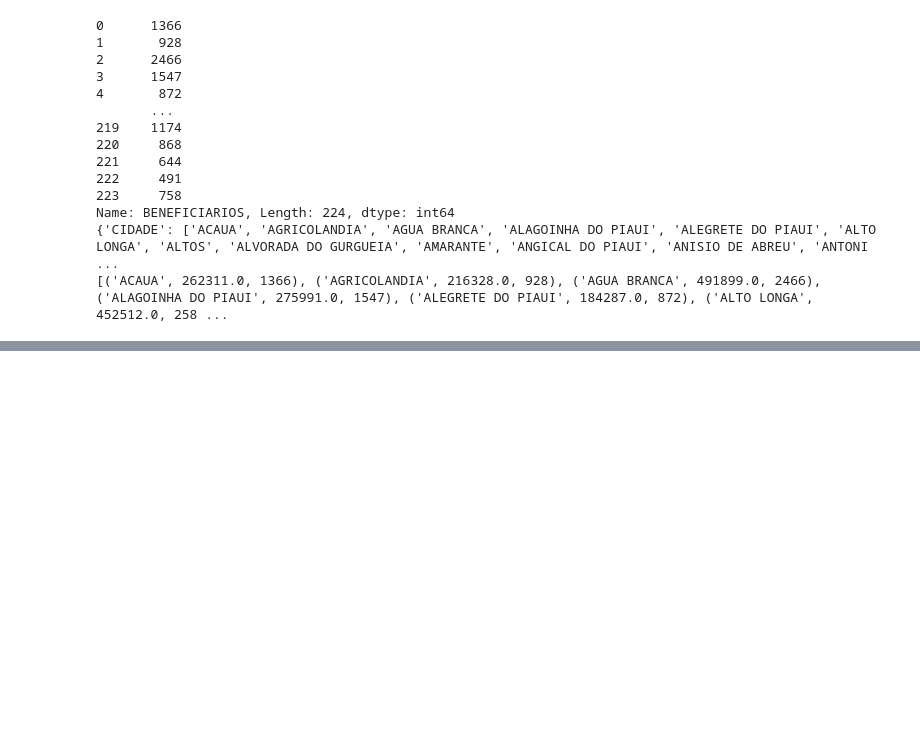
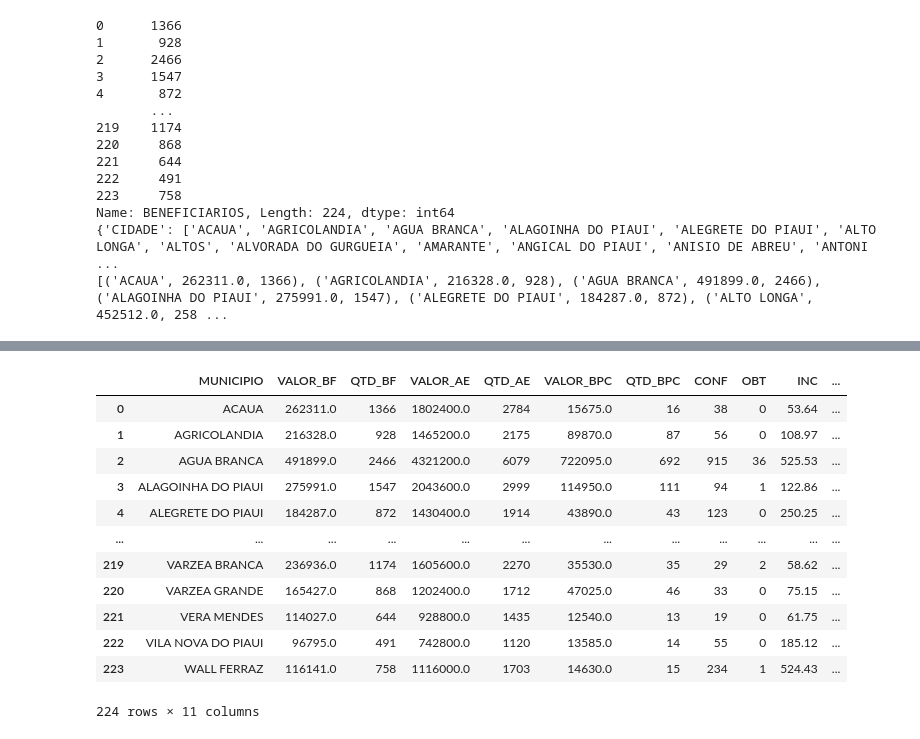
Before and after one commit to SalesRyan/Mapa-Covid-19, a Jupyter notebook: arquivos_auxiliares/Extração de dados/extração.ipynb, the cells around one changed output, grey strips where cells are left out. Saved outputs shown, nothing was run; the diff lists cells and outputs as text; code cells hidden in the pictures; blank space fills up the shorter version.

```diff
--- a/arquivos_auxiliares/Extração de dados/extração.ipynb
+++ b/arquivos_auxiliares/Extração de dados/extração.ipynb
@@ -74,0 +179,19 @@ import pandas as pd
+# %%
+df = pd.read_csv('final.csv')
+# %%
+for line in df:
+    if()
+# %% [output]
+|  | MUNICIPIO | VALOR_BF | QTD_BF | VALOR_AE | QTD_AE | VALOR_BPC | QTD_BPC | CONF | OBT | INC | ... |
+| 0 | ACAUA | 262311.0 | 1366 | 1802400.0 | 2784 | 15675.0 | 16 | 38 | 0 | 53.64 | ... |
+| 1 | AGRICOLANDIA | 216328.0 | 928 | 1465200.0 | 2175 | 89870.0 | 87 | 56 | 0 | 108.97 | ... |
+| 2 | AGUA BRANCA | 491899.0 | 2466 | 4321200.0 | 6079 | 722095.0 | 692 | 915 | 36 | 525.53 | ... |
+| 3 | ALAGOINHA DO PIAUI | 275991.0 | 1547 | 2043600.0 | 2999 | 114950.0 | 111 | 94 | 1 | 122.86 | ... |
+| 4 | ALEGRETE DO PIAUI | 184287.0 | 872 | 1430400.0 | 1914 | 43890.0 | 43 | 123 | 0 | 250.25 | ... |
+| ... | ... | ... | ... | ... | ... | ... | ... | ... | ... | ... | ... |
+| 219 | VARZEA BRANCA | 236936.0 | 1174 | 1605600.0 | 2270 | 35530.0 | 35 | 29 | 2 | 58.62 | ... |
+| 220 | VARZEA GRANDE | 165427.0 | 868 | 1202400.0 | 1712 | 47025.0 | 46 | 33 | 0 | 75.15 | ... |
+| 221 | VERA MENDES | 114027.0 | 644 | 928800.0 | 1435 | 12540.0 | 13 | 19 | 0 | 61.75 | ... |
+| 222 | VILA NOVA DO PIAUI | 96795.0 | 491 | 742800.0 | 1120 | 13585.0 | 14 | 55 | 0 | 185.12 | ... |
+| 223 | WALL FERRAZ | 116141.0 | 758 | 1116000.0 | 1703 | 14630.0 | 15 | 234 | 1 | 524.43 | ... |
+224 rows × 11 columns
```
Also changed, not shown: parts of 17 cells of this notebook, 4 other files.
